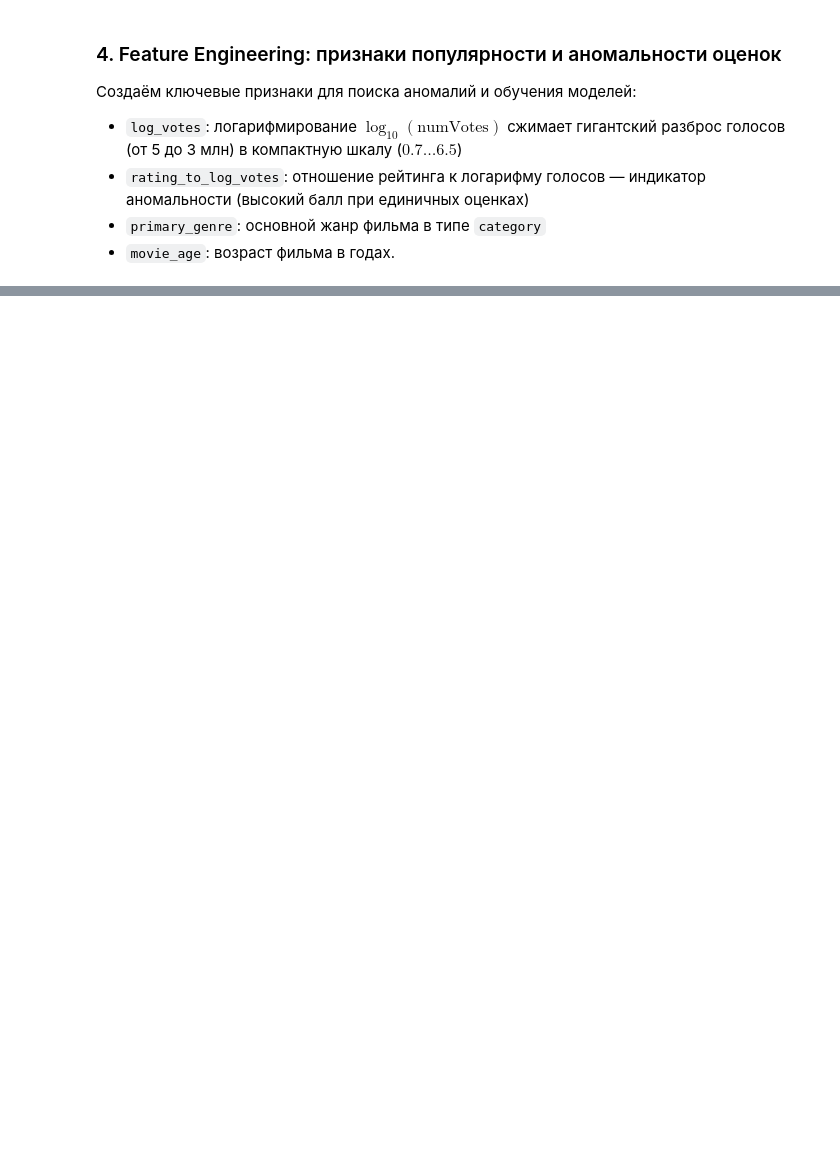
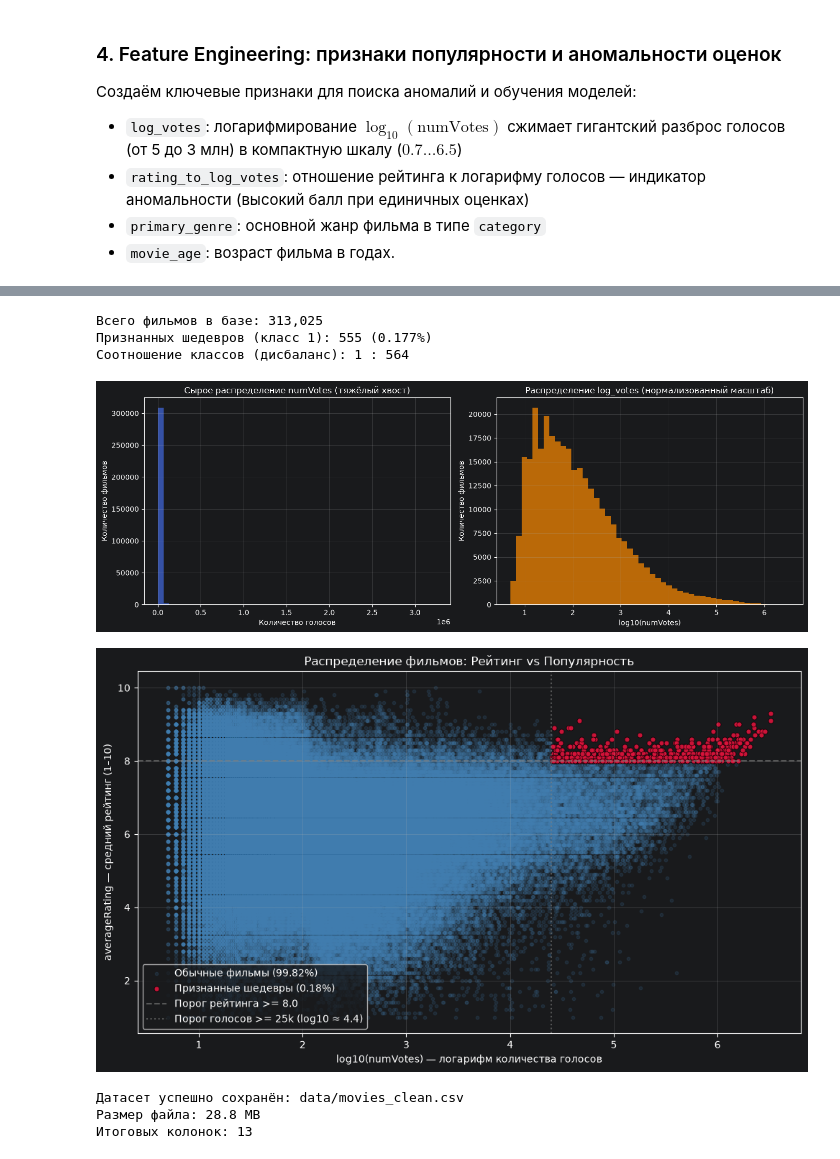
Before and after one commit to Az1q2/imdb-ml-analysis, a Jupyter notebook: 01_etl_and_eda.ipynb, the cells around one changed output, grey strips where cells are left out. Drawn from its saved outputs; the diff is of its cells as text; code cells hidden in the pictures; blank space fills up the shorter version.

Commit message:
feat(etl): define target, visualize distributions, and export clean dataset

```diff
--- a/01_etl_and_eda.ipynb
+++ b/01_etl_and_eda.ipynb
@@ -195,0 +201,75 @@ df[['primaryTitle', 'averageRating', 'numVotes', 'log_votes', 'rating_to_log_vot
+# %%
+# Формирование целевого признака: признанный шедевр
+df['is_masterpiece'] = ((df['averageRating'] >= 8.0) & (df['numVotes'] >= 25000)).astype('int8')
+
+pos_count = df['is_masterpiece'].sum()
+total_count = len(df)
+print(f"Всего фильмов в базе: {total_count:,}")
+print(f"Признанных шедевров (класс 1): {pos_count:,} ({pos_count / total_count * 100:.3f}%)")
+print(f"Соотношение классов (дисбаланс): 1 : {total_count // pos_count}")
+
+# 1. Распределение голосов: сырое vs логарифмированное
+plt.figure(figsize=(14, 5))
+plt.subplot(1, 2, 1)
+plt.hist(df['numVotes'], bins=50, color='royalblue', alpha=0.7)
+plt.title('Сырое распределение numVotes (тяжёлый хвост)')
+plt.xlabel('Количество голосов')
+plt.ylabel('Количество фильмов')
+plt.grid(alpha=0.3)
+
+plt.subplot(1, 2, 2)
+plt.hist(df['log_votes'], bins=50, color='darkorange', alpha=0.7)
+plt.title('Распределение log_votes (нормализованный масштаб)')
+plt.xlabel('log10(numVotes)')
+plt.ylabel('Количество фильмов')
+plt.grid(alpha=0.3)
+plt.tight_layout()
+plt.show()
+
+# 2. Карта рассеяния: Рейтинг vs Популярность с выделением редкого класса
+plt.figure(figsize=(10, 6))
+plt.scatter(
+    df[df['is_masterpiece'] == 0]['log_votes'],
+    df[df['is_masterpiece'] == 0]['averageRating'],
+    alpha=0.15,
+    s=10,
+    color='steelblue',
+    label='Обычные фильмы (99.82%)'
+)
+plt.scatter(
+    df[df['is_masterpiece'] == 1]['log_votes'],
+    df[df['is_masterpiece'] == 1]['averageRating'],
+    alpha=0.9,
+    s=25,
+    color='crimson',
+    edgecolor='black',
+    linewidth=0.5,
+    label='Признанные шедевры (0.18%)'
+)
+plt.title('Распределение фильмов: Рейтинг vs Популярность')
+plt.xlabel('log10(numVotes) — логарифм количества голосов')
+plt.ylabel('averageRating — средний рейтинг (1–10)')
+plt.axhline(8.0, color='gray', linestyle='--', alpha=0.6, label='Порог рейтинга >= 8.0')
+plt.axvline(np.log10(25000), color='gray', linestyle=':', alpha=0.6, label='Порог голосов >= 25k (log10 ≈ 4.4)')
+plt.grid(alpha=0.3)
+plt.legend(loc='lower left')
+plt.tight_layout()
+plt.show()
+
+# 3. Сохранение очищенного датасета в data/movies_clean.csv
+output_path = 'data/movies_clean.csv'
+df.to_csv(output_path, index=False)
+
+file_size_mb = os.path.getsize(output_path) / (1024 * 1024)
+print(f"\nДатасет успешно сохранён: {output_path}")
+print(f"Размер файла: {file_size_mb:.1f} MB")
+print(f"Итоговых колонок: {len(df.columns)}")
+# %% [output]
+Всего фильмов в базе: 313,025
+Признанных шедевров (класс 1): 555 (0.177%)
+Соотношение классов (дисбаланс): 1 : 564
+[figure, added]
+[figure, added]
+Датасет успешно сохранён: data/movies_clean.csv
+Размер файла: 28.8 MB
+Итоговых колонок: 13
```
Also changed, not shown: parts of 2 cells of this notebook.
